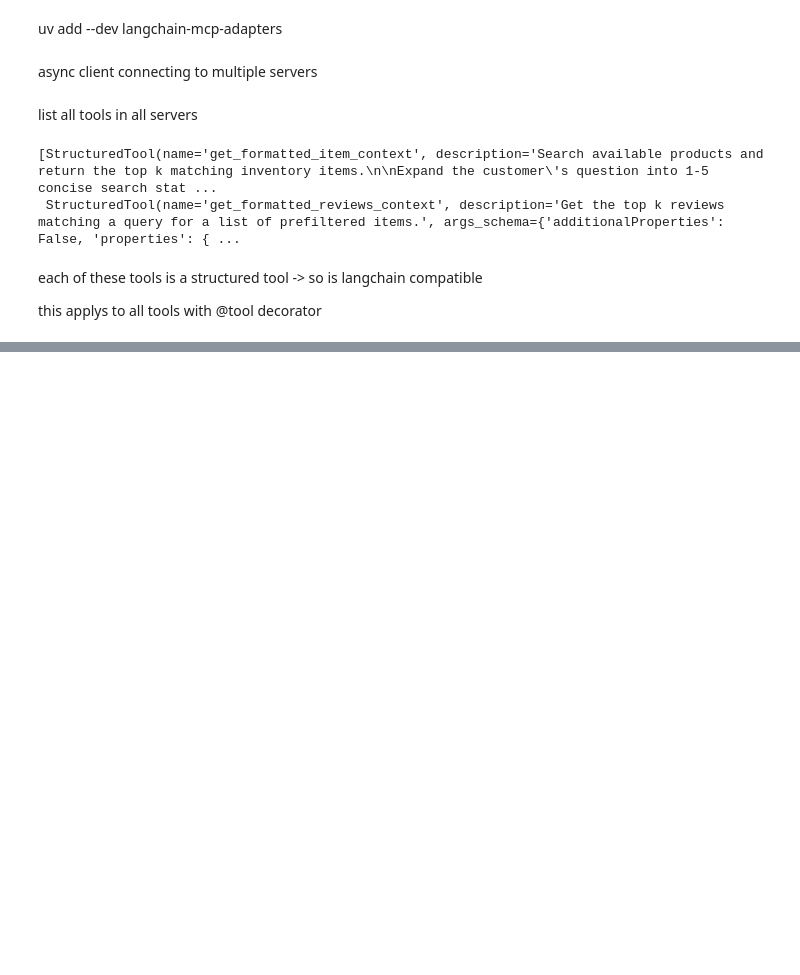
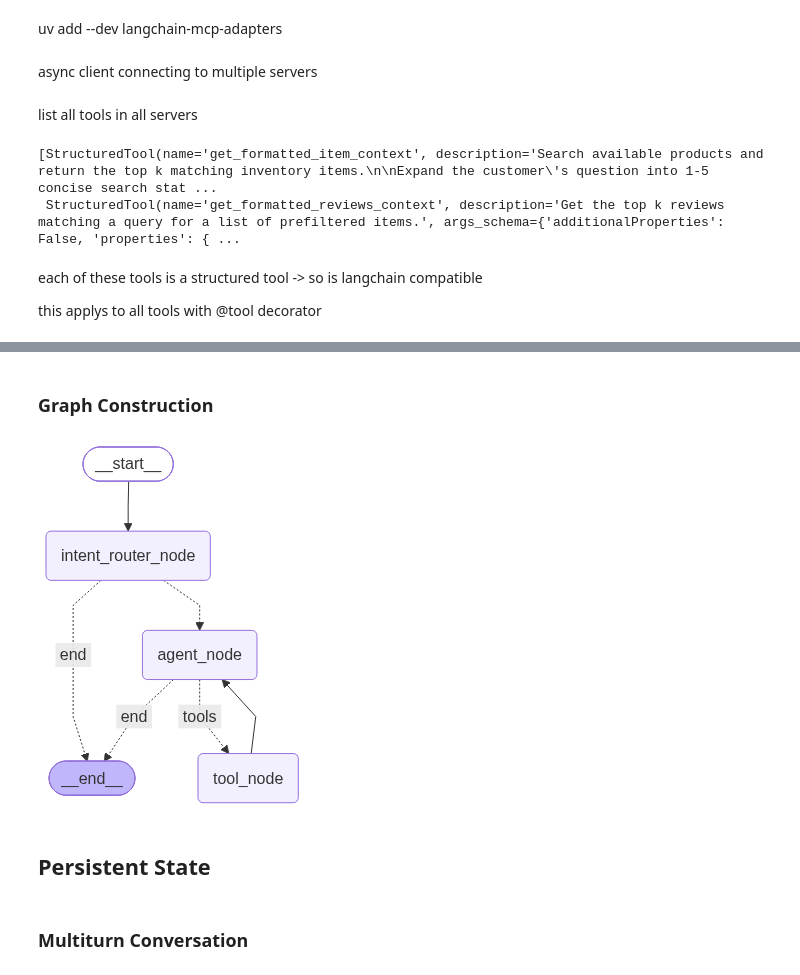
Before and after one commit to cmhleveret/ai-engineering-bootcamp, a Jupyter notebook: notebooks/week_04/04-MCP.ipynb, the cells around one changed output, grey strips where cells are left out. Cells and saved outputs as stored; diff of their text form; code cells hidden in the pictures; blank space fills up the shorter version.

```diff
--- a/notebooks/week_04/04-MCP.ipynb
+++ b/notebooks/week_04/04-MCP.ipynb
@@ -221,0 +422,48 @@ b'{"status":{"error":"Not found: Collection `Amazon-items-collection-01-hybrid-s
+# %%
+def intent_router_conditional_edges(state: State) -> str:
+
+    if state.question_relevant:
+        return "agent_node"
+    else:
+        return "end"
+# %% [markdown]
+### Graph Construction
+# %%
+workflow = StateGraph(State)
+
+tools = mcp_tools
+tool_node = ToolNode(tools)
+
+workflow.add_node("tool_node", tool_node)
+workflow.add_node("agent_node", agent_node)
+workflow.add_node("intent_router_node", intent_router_node)
+
+workflow.add_edge(START, "intent_router_node")
+
+workflow.add_conditional_edges(
+    "intent_router_node",
+    intent_router_conditional_edges,
+    {
+        "agent_node": "agent_node",
+        "end": END
+    }
+)
+
+workflow.add_conditional_edges(
+    "agent_node",
+    tool_router,
+    {
+        "tools": "tool_node",
+        "end": END
+    }
+)
+
+workflow.add_edge("tool_node", "agent_node")
+
+graph = workflow.compile()
+# %%
+display(Image(graph.get_graph().draw_mermaid_png()))
+# %% [output]
+[figure, added]
+# %% [markdown]
+## Persistent State
@@ -221,0 +472,2 @@ b'{"status":{"error":"Not found: Collection `Amazon-items-collection-01-hybrid-s
+# %% [markdown]
+### Multiturn Conversation
```
Also changed, not shown: parts of 19 cells of this notebook, 23 other files.
